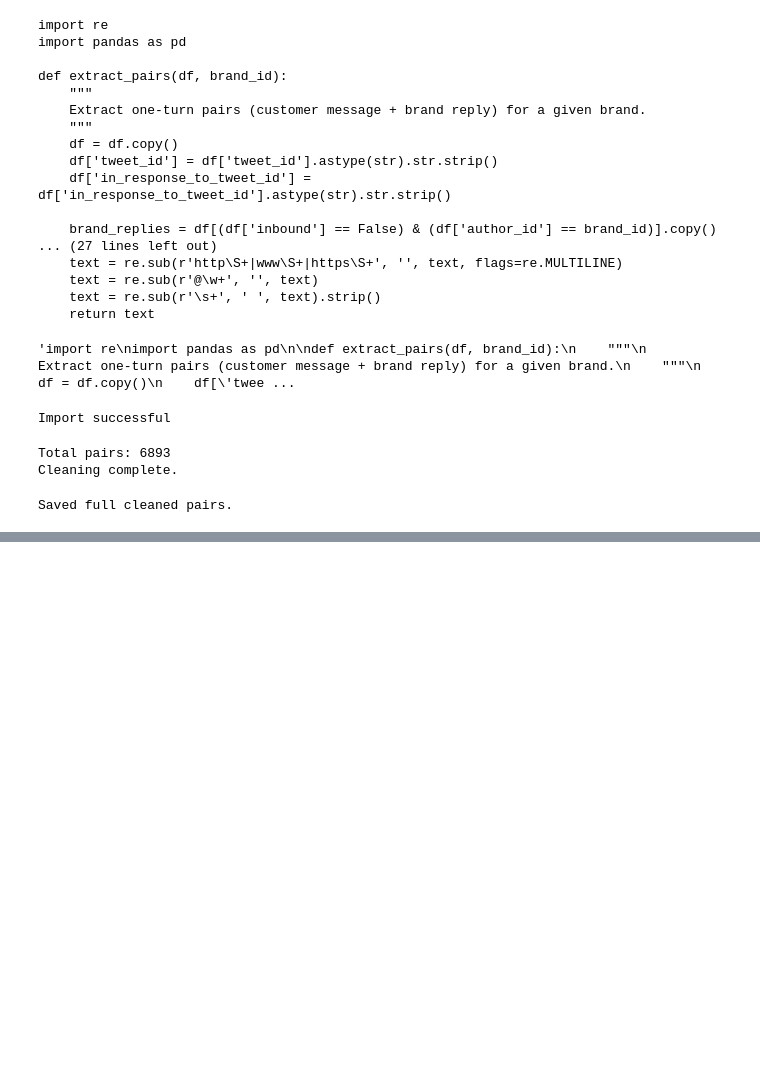
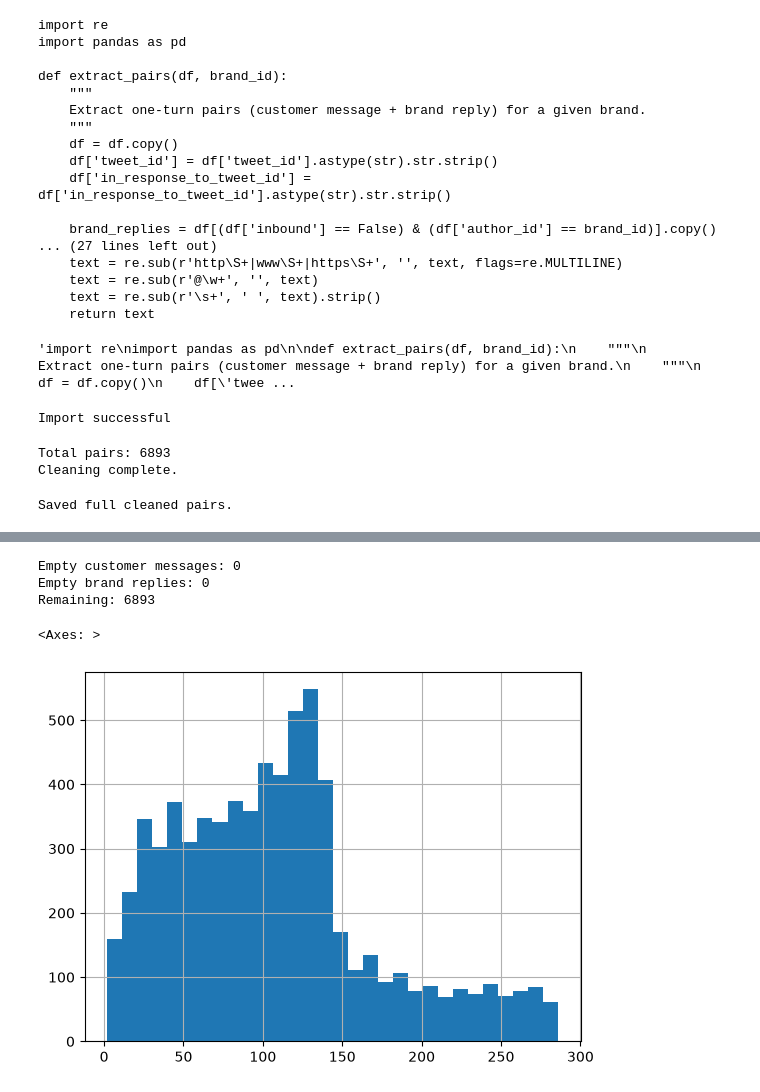
Before and after one commit to ManishKumarLal1/hiver-sde-intern, a Jupyter notebook: notebooks/01_eda.ipynb, the cells around one changed output, grey strips where cells are left out. Cells and saved outputs as stored; diff of their text form; code cells hidden in the pictures; blank space fills up the shorter version.

```diff
--- a/notebooks/01_eda.ipynb
+++ b/notebooks/01_eda.ipynb
@@ -160,0 +191,6 @@ Saved full cleaned pairs.
+# %%
+import pandas as pd
+
+sample = pd.read_csv('../data/processed/pairs_cleaned_full.csv')
+print(f"Sample size: {len(sample)}")
+print(sample.columns.tolist())
@@ -160,0 +213,19 @@ Saved full cleaned pairs.
+# %%
+# How many messages are empty after cleaning?
+print("Empty customer messages:", (sample['customer_msg_clean'].str.strip() == '').sum())
+print("Empty brand replies:", (sample['brand_reply_clean'].str.strip() == '').sum())
+
+# Drop empties if any
+sample = sample[(sample['customer_msg_clean'].str.strip() != '') &
+                (sample['brand_reply_clean'].str.strip() != '')]
+print("Remaining:", len(sample))
+# %% [output]
+Empty customer messages: 0
+Empty brand replies: 0
+Remaining: 6893
+# %%
+# Look at customer message length distribution
+sample['customer_msg_clean'].str.len().hist(bins=30)
+# %% [output]
+<Axes: >
+[figure, added]
```
Also changed, not shown: parts of 20 cells of this notebook, 10 other files.
